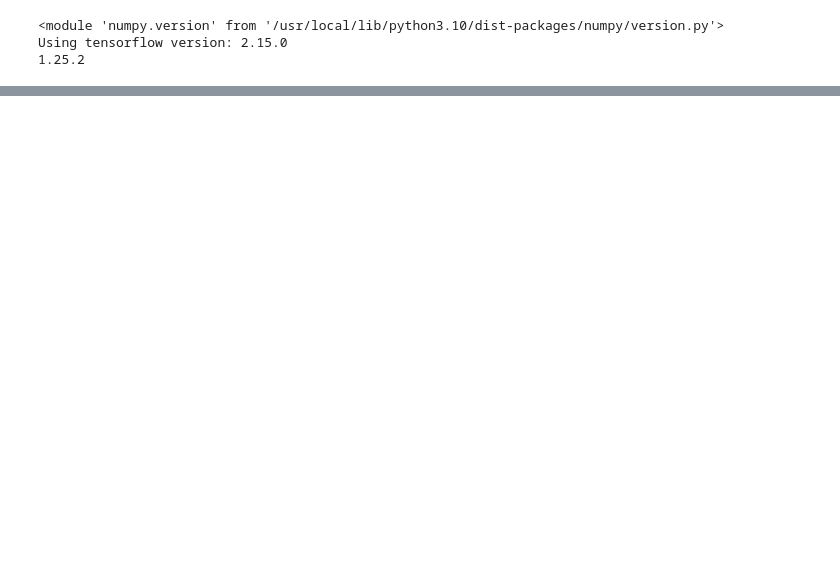
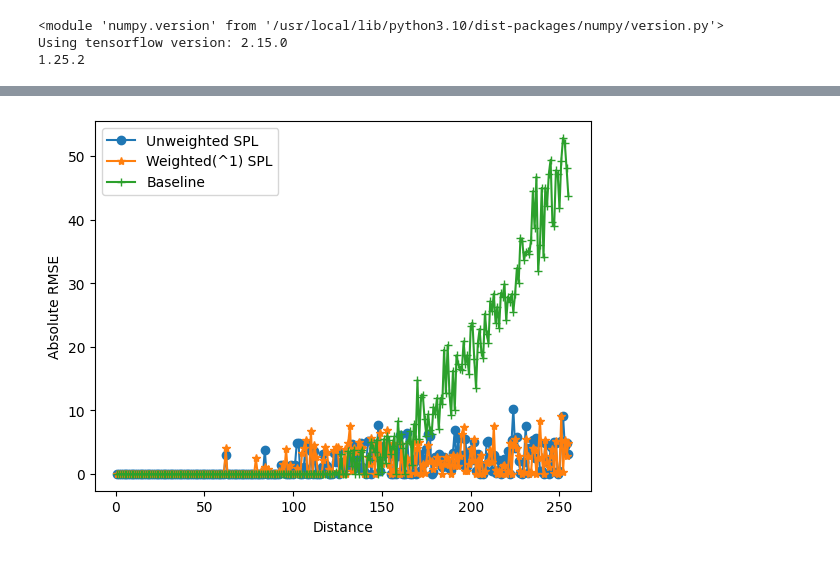
Before and after one commit to indhu68/AppliedML_Project, a Jupyter notebook: AppliedMLProject.ipynb, the cells around one changed output, grey strips where cells are left out. Drawn from its saved outputs; the diff is of its cells as text; code cells hidden in the pictures; blank space fills up the shorter version.

```diff
--- a/AppliedMLProject.ipynb
+++ b/AppliedMLProject.ipynb
@@ -84,6 +102,6 @@ for j in range(1,M):
 # %%
 k = 8       # Number of information bits per message, i.e., M=2**k
-n = 4       # Number of real channel uses per message
+n = 8       # Number of real channel uses per message
 seed = 2    # Seed RNG reproduce identical results
 # %%
 f = 5.9*10**9;#in Hz corresponding to IEEE 802.11p
@@ -203,14 +221,14 @@ class AE(object):
             s = (tf.random_uniform(shape=[batch_size], minval=0, maxval=self.M, dtype=tf.int64))
 
             ad_noise_std = tf.random_uniform(shape=[batch_size], minval=0, maxval=M, dtype=tf.int64)
-            ones = tf.ones([2,2,1],dtype=tf.int64)
+            ones = tf.ones([2,4,1],dtype=tf.int64)
             ad_noise_std = tf.transpose(ad_noise_std*ones)
             #ad_noise_std = tf.transpose(tf.tile(ad_noise_std, [2,2,1]))
             x = self.encoder(s)
 
             # Channel
             #noise_std = tf.placeholder(tf.float32, shape=())
-            noise_std = tf.placeholder(tf.float32, shape=[200000,2,2])
+            noise_std = tf.placeholder(tf.float32, shape=[200000,4,2])
             noise = tf.random_normal(tf.shape(x), mean=0.0, stddev=noise_std)
 
             fade = tf.random.normal(shape=tf.shape(x))
@@ -259,7 +277,7 @@ class AE(object):
             bler = 1-accuracy
 
             lr = tf.placeholder(tf.float32, shape=()) # We can feed in any desired learning rate for each step
-            train_op = tf.train.AdamOptimizer(lr).minimize(cross_entropy + sum_cf)
+            train_op = tf.train.AdamOptimizer(lr).minimize(cross_entropy)
             #train_op_0 = tf.train.AdamOptimizer(lr).minimize(cross_entropy_0)
             #lr = tf.train.exponential_decay(1e-10, global_step=cross_entropy, decay_steps=100, decay_rate=1.30)
 
@@ -471,0 +1613,82 @@ class AE(object):
+# %%
+def rmse(predictions,targets):
+  return (np.sqrt((np.subtract(predictions,targets) ** 2).mean()))
+
+iter = 10
+rmse_uw = {}
+rmse_w = {}
+rmse_Tb = {}
+sum_uw = {}
+sum_w = {}
+sum_Tb = {}
+sum_uw[0] = 0
+#for i in range(1,iter):
+
+
+
+
+
+tr_hat = ae.end2end(len(tr), tr_noise_SNR, tr)
+tr_hat_w = ae_Weighted.end2end(len(tr), tr_noise_SNR, tr)
+tr_hat_Tb = ae_Tb.end2end(len(tr), tr_noise_SNR, tr)
+
+#print(abs(tr_hat - tr))
+
+for j in range(1,M):
+#    rmse_uw[j,i] = rmse(([tr_hat[x] for x in s_ind[j]]), ([tr[x] for x in s_ind[j]]))
+  rmse_uw[j] = rmse(([tr_hat[x] for x in s_ind[j]]), ([tr[x] for x in s_ind[j]]))
+for j in range(1,M):
+ #   rmse_w[j,i] = rmse(([tr_hat_w[x] for x in s_ind[j]]), ([tr[x] for x in s_ind[j]]))
+ rmse_w[j] = rmse(([tr_hat_w[x] for x in s_ind[j]]), ([tr[x] for x in s_ind[j]]))
+for j in range(1,M):
+#    rmse_Tb[j,i] = rmse(([tr_hat_Tb[x] for x in s_ind[j]]), ([tr[x] for x in s_ind[j]]))
+  rmse_Tb[j] = rmse(([tr_hat_Tb[x] for x in s_ind[j]]), ([tr[x] for x in s_ind[j]]))
+  #sum_uw[i] = sum_uw[i] + sum_uw[i-1]
+
+print(rmse_uw)
+message_factor = (np.arange(1, M))
+
+rmse_uwA = []
+for i in rmse_uw.values():
+  rmse_uwA.append(i)
+
+rmse_wA = []
+for i in rmse_w.values():
+  rmse_wA.append(i)
+
+rmse_TbA = []
+for i in rmse_Tb.values():
+  rmse_TbA.append(i)
+
+#rmse_uw = np.log2(np.divide(rmse_uwA,message_factor) +1)
+#rmse_uw = (np.divide(rmse_uwA,message_factor) +1)
+rmse_uw = rmse_uwA
+
+#rmse_w = np.log2(np.divide(rmse_wA,message_factor) + 1)
+#rmse_w = (np.divide(rmse_wA,message_factor) + 1)
+rmse_w = rmse_wA
+
+
+#rmse_Tb = np.log2(np.divide(rmse_TbA,message_factor) +1)
+#rmse_Tb = (np.divide(rmse_TbA,message_factor))
+rmse_Tb = rmse_TbA
+
+message = np.arange(1,M)
+
+print(rmse_uw)
+plt.plot(message, rmse_uw, '-o');
+plt.plot(message, rmse_w, '-*');
+plt.plot(message, rmse_Tb, '-+');
+plt.xlabel('Distance')
+plt.ylabel('Absolute RMSE')
+#plt.ylim([0, 20])
+#plt.ylabel('log2 Norm RMSE deviation')
+plt.legend(['Unweighted SPL', 'Weighted(^1) SPL','Baseline'])
+#plt.legend(['Mixed LF', 'Cross Entropy','TB with CE'])
+
+print(np.sum(rmse_uw))
+print(np.sum(rmse_w))
+print(np.sum(rmse_Tb))
+#print(np.sum(rmse_uwA))
+#print(np.sum(rmse_wA))
+# %% [output]
@@ -471,0 +1700 @@ class AE(object):
+[figure, added]
```
Also changed, not shown: parts of 33 cells of this notebook.
